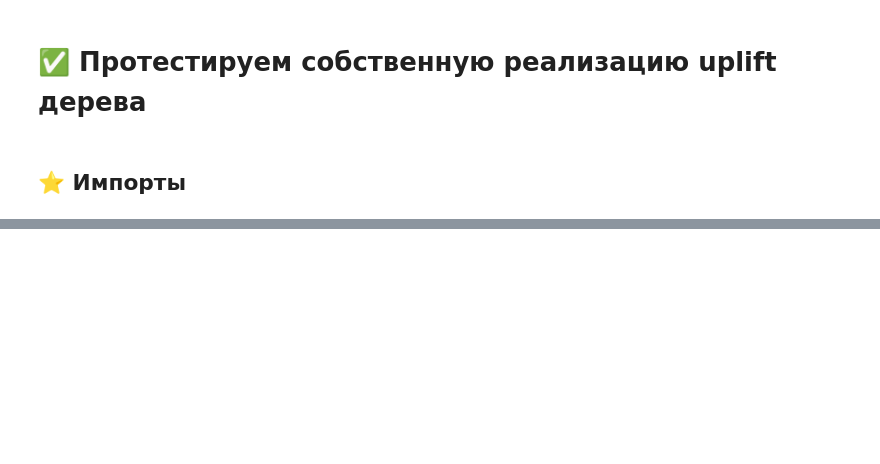
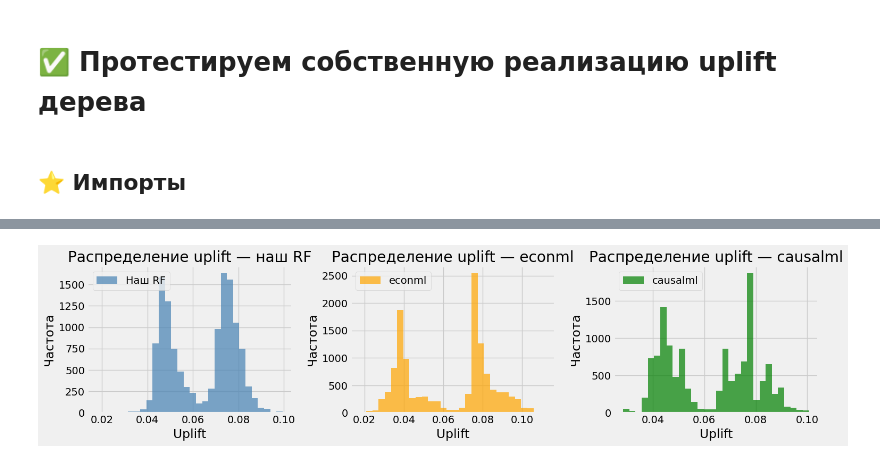
Before and after one commit to Romashka8/UpliftNinja, a Jupyter notebook: tree_benchmarks.ipynb, the cells around one changed output, grey strips where cells are left out. Saved outputs shown, nothing was run; the diff lists cells and outputs as text; code cells hidden in the pictures; blank space fills up the shorter version.

```diff
--- a/tree_benchmarks.ipynb
+++ b/tree_benchmarks.ipynb
@@ -124,8 +135,15 @@ Wall time: 1min 23s
 # %%
 %%time
 
-sm = SoloModel(RandomForestClassifier(n_estimators=1, random_state=42))
-sm.fit(X_train, y_train, w_train)
-sm_pred = sm.predict(X_test)
-print('SoloModel (RF): средний uplift на тесте =', sm_pred.mean())
+causal_forest = CausalForestDML(
+    criterion='het',
+    n_estimators=48,
+    max_depth=4,
+    min_samples_split=100,
+    subforest_size=4,
+    random_state=SEED
+)
+
+causal_forest.fit(Y=y_train, T=w_train, X=X_train)
+pred_econml_rf = causal_forest.effect(X_test)
 # %% [output]
@@ -153,0 +214,30 @@ plt.show()
+# %%
+import matplotlib.pyplot as plt
+
+plt.figure(figsize=(15, 4))
+
+plt.subplot(1, 3, 1)
+plt.hist(pred_our_rf, bins=30, alpha=0.7, color='steelblue', label='Наш RF')
+plt.title('Распределение uplift — наш RF')
+plt.xlabel('Uplift')
+plt.ylabel('Частота')
+plt.legend()
+
+plt.subplot(1, 3, 2)
+plt.hist(pred_econml_rf, bins=30, alpha=0.7, color='orange', label='econml')
+plt.title('Распределение uplift — econml')
+plt.xlabel('Uplift')
+plt.ylabel('Частота')
+plt.legend()
+
+plt.subplot(1, 3, 3)
+plt.hist(pred_causalml, bins=30, alpha=0.7, color='green', label='causalml')
+plt.title('Распределение uplift — causalml')
+plt.xlabel('Uplift')
+plt.ylabel('Частота')
+plt.legend()
+
+plt.tight_layout()
+plt.show()
+# %% [output]
+[figure, added]
```
Also changed, not shown: parts of 8 cells of this notebook.
